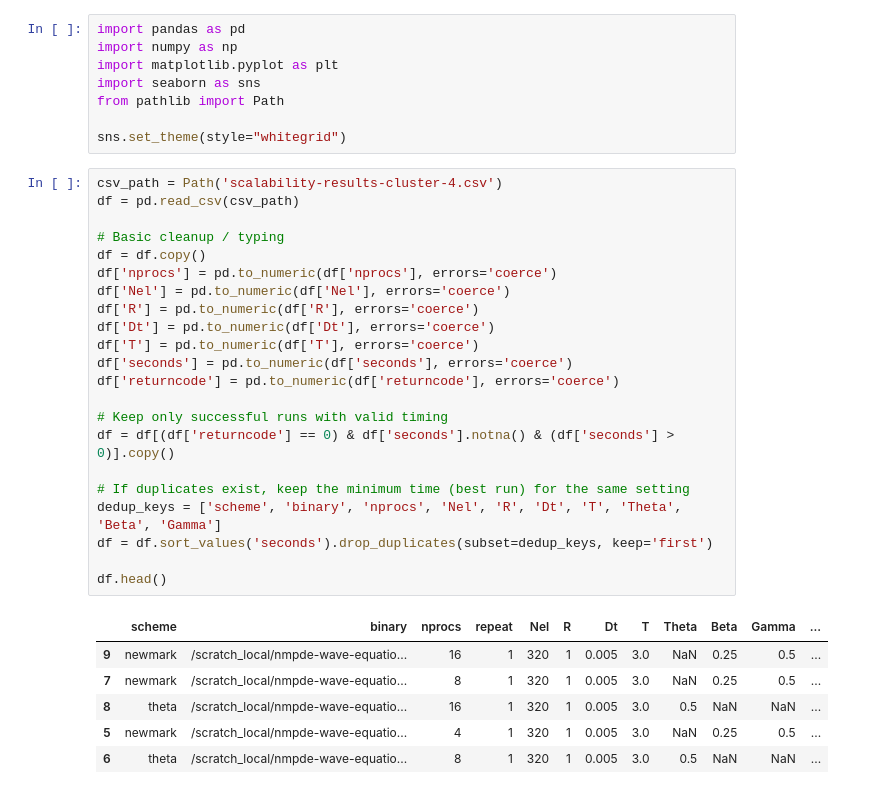
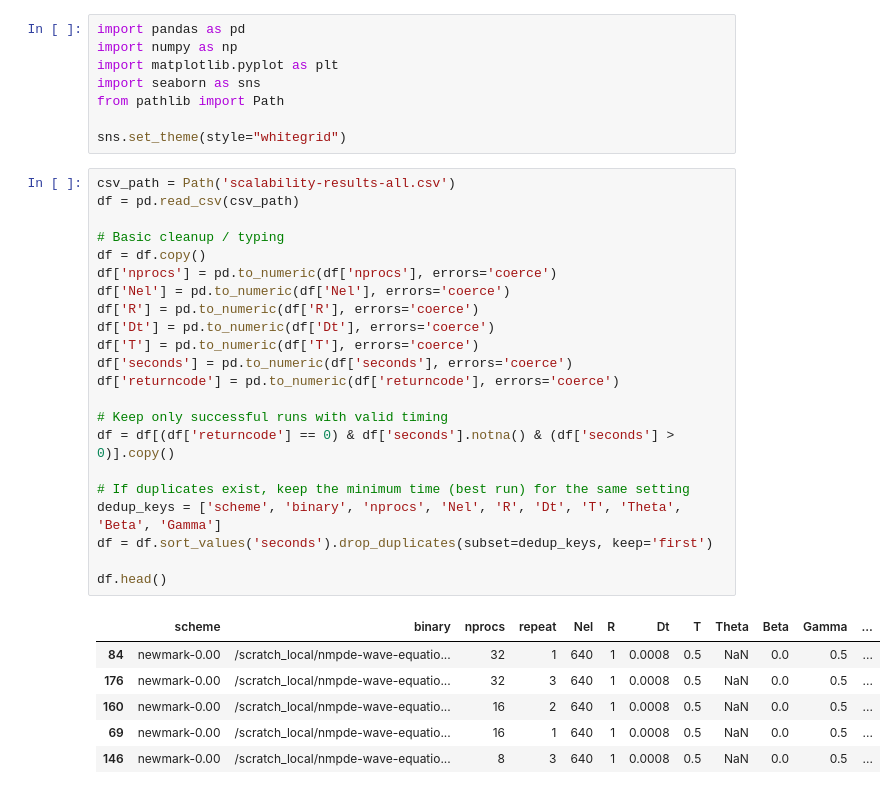
Before and after one commit to AlessandroGhiotto/nmpde-wave-equation, a Jupyter notebook: analysis/scalability-analisys.ipynb, the cells around one changed output. Drawn from its saved outputs; the diff is of its cells as text.

```diff
--- a/analysis/scalability-analisys.ipynb
+++ b/analysis/scalability-analisys.ipynb
@@ -18,34 +18,34 @@ from pathlib import Path
 
 sns.set_theme(style="whitegrid")
 # %%
-csv_path = Path('scalability-results-cluster-4.csv')
+csv_path = Path('scalability-results-all.csv')
 df = pd.read_csv(csv_path)
 
 # Basic cleanup / typing
 df = df.copy()
 df['nprocs'] = pd.to_numeric(df['nprocs'], errors='coerce')
 df['Nel'] = pd.to_numeric(df['Nel'], errors='coerce')
 df['R'] = pd.to_numeric(df['R'], errors='coerce')
 df['Dt'] = pd.to_numeric(df['Dt'], errors='coerce')
 df['T'] = pd.to_numeric(df['T'], errors='coerce')
 df['seconds'] = pd.to_numeric(df['seconds'], errors='coerce')
 df['returncode'] = pd.to_numeric(df['returncode'], errors='coerce')
 
 # Keep only successful runs with valid timing
 df = df[(df['returncode'] == 0) & df['seconds'].notna() & (df['seconds'] > 0)].copy()
 
 # If duplicates exist, keep the minimum time (best run) for the same setting
 dedup_keys = ['scheme', 'binary', 'nprocs', 'Nel', 'R', 'Dt', 'T', 'Theta', 'Beta', 'Gamma']
 df = df.sort_values('seconds').drop_duplicates(subset=dedup_keys, keep='first')
 
 df.head()
 # %% [output]
 |  | scheme | binary | nprocs | repeat | Nel | R | Dt | T | Theta | Beta | Gamma | ... |
-| 9 | newmark | /scratch_local/nmpde-wave-equatio... | 16 | 1 | 320 | 1 | 0.005 | 3.0 | NaN | 0.25 | 0.5 | ... |
-| 7 | newmark | /scratch_local/nmpde-wave-equatio... | 8 | 1 | 320 | 1 | 0.005 | 3.0 | NaN | 0.25 | 0.5 | ... |
-| 8 | theta | /scratch_local/nmpde-wave-equatio... | 16 | 1 | 320 | 1 | 0.005 | 3.0 | 0.5 | NaN | NaN | ... |
-| 5 | newmark | /scratch_local/nmpde-wave-equatio... | 4 | 1 | 320 | 1 | 0.005 | 3.0 | NaN | 0.25 | 0.5 | ... |
-| 6 | theta | /scratch_local/nmpde-wave-equatio... | 8 | 1 | 320 | 1 | 0.005 | 3.0 | 0.5 | NaN | NaN | ... |
+| 84 | newmark-0.00 | /scratch_local/nmpde-wave-equatio... | 32 | 1 | 640 | 1 | 0.0008 | 0.5 | NaN | 0.0 | 0.5 | ... |
+| 176 | newmark-0.00 | /scratch_local/nmpde-wave-equatio... | 32 | 3 | 640 | 1 | 0.0008 | 0.5 | NaN | 0.0 | 0.5 | ... |
+| 160 | newmark-0.00 | /scratch_local/nmpde-wave-equatio... | 16 | 2 | 640 | 1 | 0.0008 | 0.5 | NaN | 0.0 | 0.5 | ... |
+| 69 | newmark-0.00 | /scratch_local/nmpde-wave-equatio... | 16 | 1 | 640 | 1 | 0.0008 | 0.5 | NaN | 0.0 | 0.5 | ... |
+| 146 | newmark-0.00 | /scratch_local/nmpde-wave-equatio... | 8 | 3 | 640 | 1 | 0.0008 | 0.5 | NaN | 0.0 | 0.5 | ... |
 # %%
 # Compute strong-scaling speedup/efficiency per configuration (scheme + discretization + final time)
 group_keys = ['scheme', 'Nel', 'R', 'Dt', 'T', 'Theta', 'Beta', 'Gamma']
```
Also changed, not shown: parts of 5 cells of this notebook, 2 other files.
